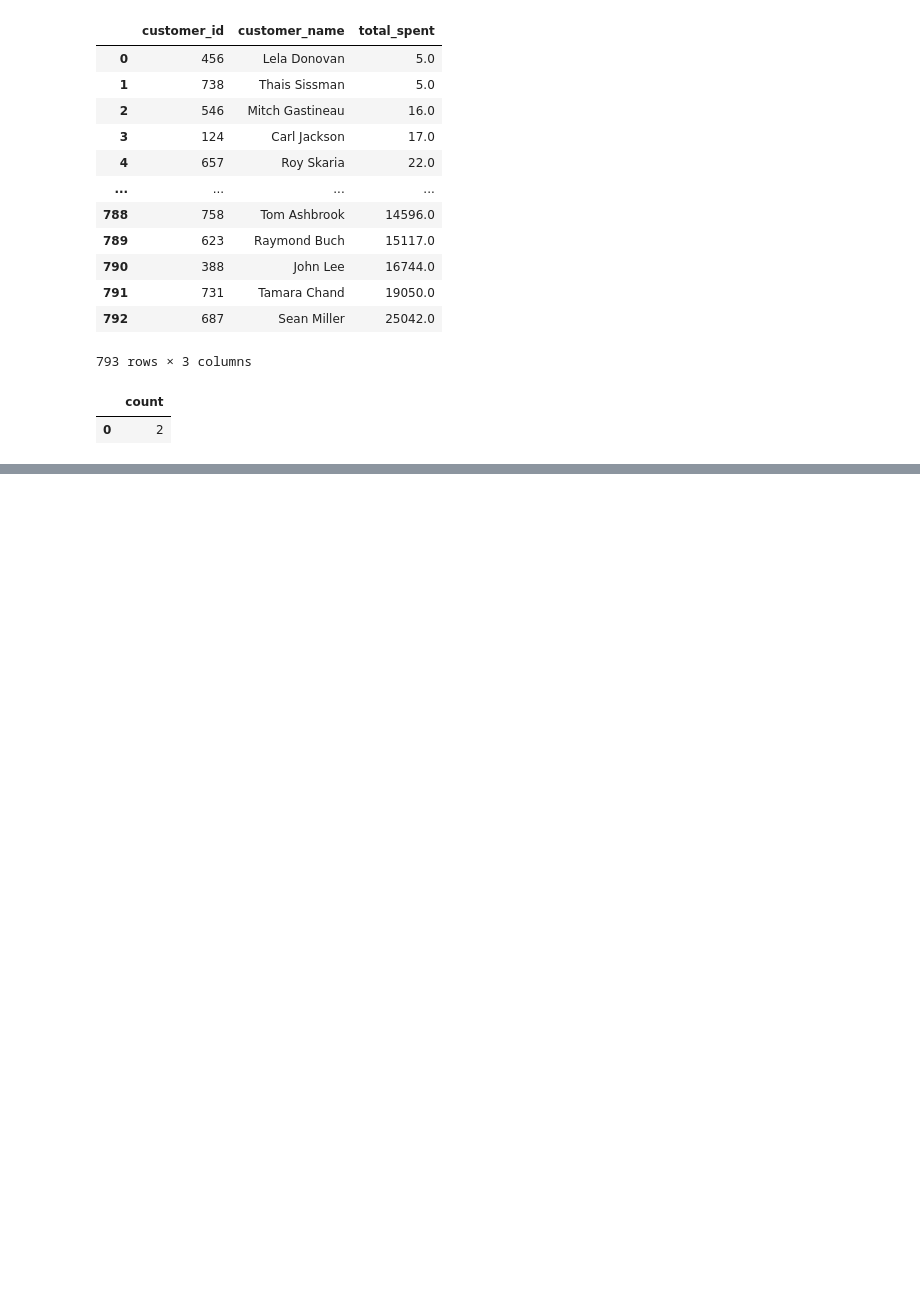
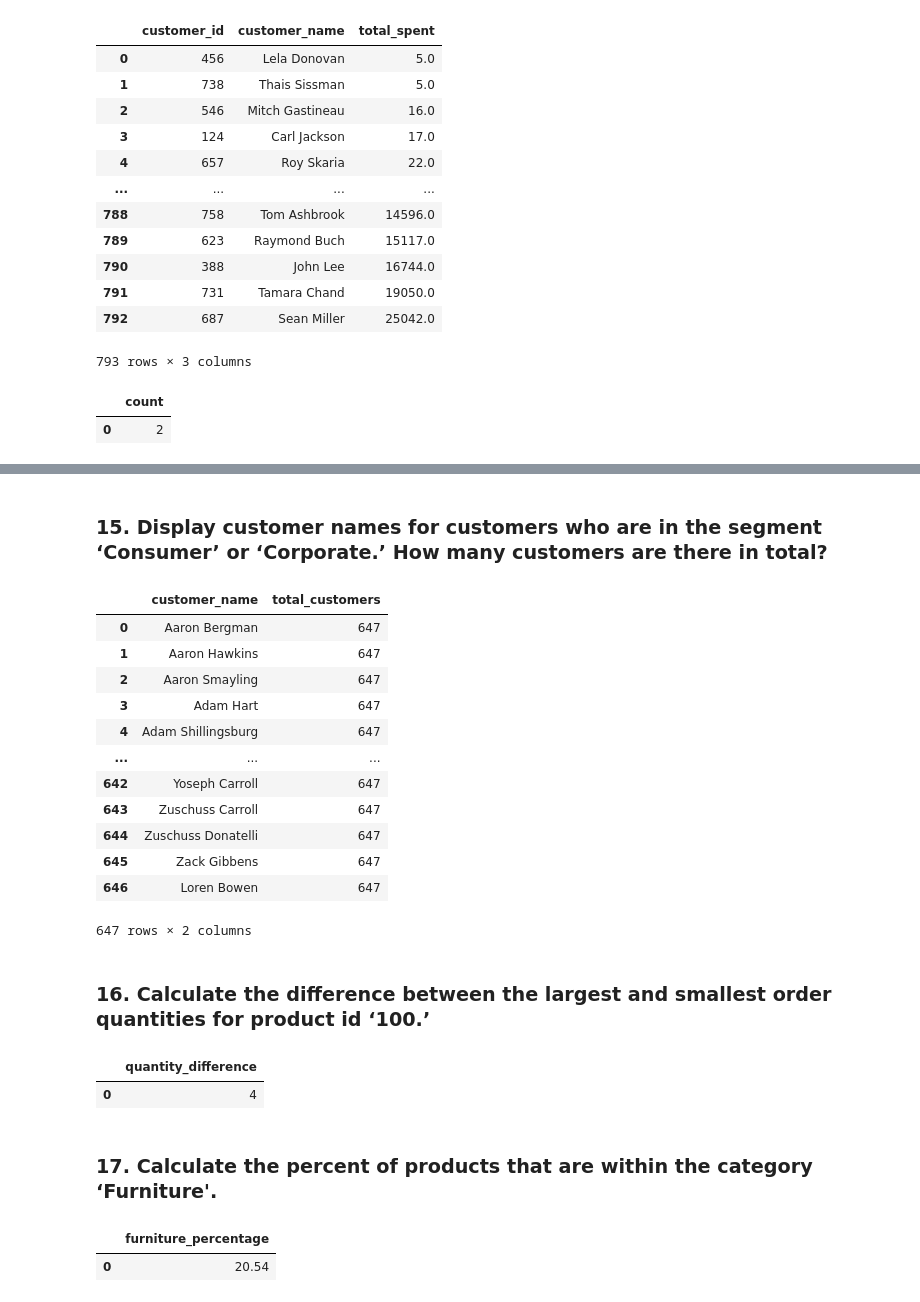
Before and after one commit to prathikshaghasari/unicorn-sales-analysis, a Jupyter notebook: UNICORN_project.ipynb, the cells around one changed output, grey strips where cells are left out. Drawn from its saved outputs; the diff is of its cells as text; code cells hidden in the pictures; blank space fills up the shorter version.

```diff
--- a/UNICORN_project.ipynb
+++ b/UNICORN_project.ipynb
@@ -164,0 +398,57 @@ pd.read_sql (sa.text(query),connection)
+# %% [markdown]
+### **15. Display customer names for customers who are in the segment ‘Consumer’ or ‘Corporate.’ How many customers are there in total?**
+# %%
+query = """
+
+SELECT
+    customer_name,
+    COUNT(*) OVER () AS total_customers
+FROM customers
+WHERE customer_segment IN ('Consumer', 'Corporate');
+
+"""
+pd.read_sql(sa.text(query),connection)
+# %% [output]
+|  | customer_name | total_customers |
+| 0 | Aaron Bergman | 647 |
+| 1 | Aaron Hawkins | 647 |
+| 2 | Aaron Smayling | 647 |
+| 3 | Adam Hart | 647 |
+| 4 | Adam Shillingsburg | 647 |
+| ... | ... | ... |
+| 642 | Yoseph Carroll | 647 |
+| 643 | Zuschuss Carroll | 647 |
+| 644 | Zuschuss Donatelli | 647 |
+| 645 | Zack Gibbens | 647 |
+| 646 | Loren Bowen | 647 |
+647 rows × 2 columns
+# %% [markdown]
+### **16. Calculate the difference between the largest and smallest order quantities for product id ‘100.’**
+# %%
+query = """
+
+SELECT
+    MAX(quantity) - MIN(quantity) AS quantity_difference
+FROM order_details
+WHERE product_id = '100';
+
+"""
+pd.read_sql(sa.text(query),connection)
+# %% [output]
+|  | quantity_difference |
+| 0 | 4 |
+# %% [markdown]
+### **17. Calculate the percent of products that are within the category ‘Furniture'.**
+# %%
+query = """
+
+SELECT
+  ROUND((COUNT(*) * 100.0 / (SELECT COUNT(*) FROM product)),2) AS furniture_percentage
+FROM product
+WHERE product_category = 'Furniture';
+
+"""
+pd.read_sql(sa.text(query),connection)
+# %% [output]
+|  | furniture_percentage |
+| 0 | 20.54 |
```
Also changed, not shown: parts of 38 cells of this notebook.
